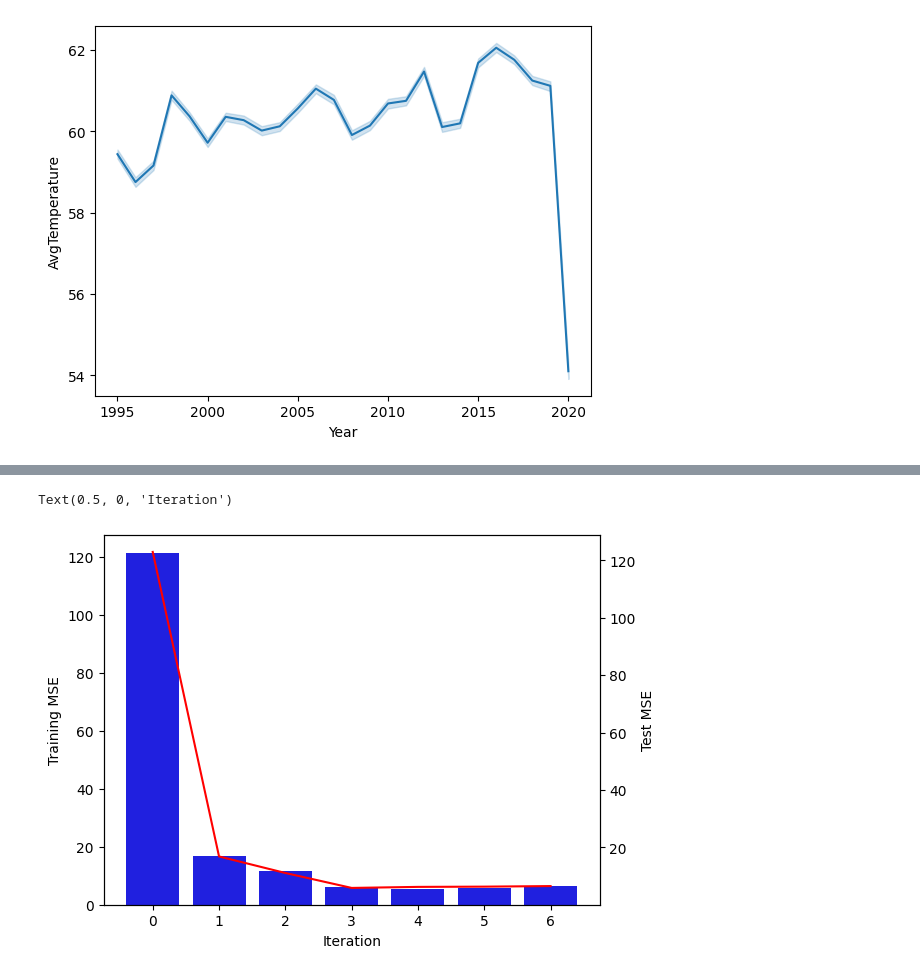
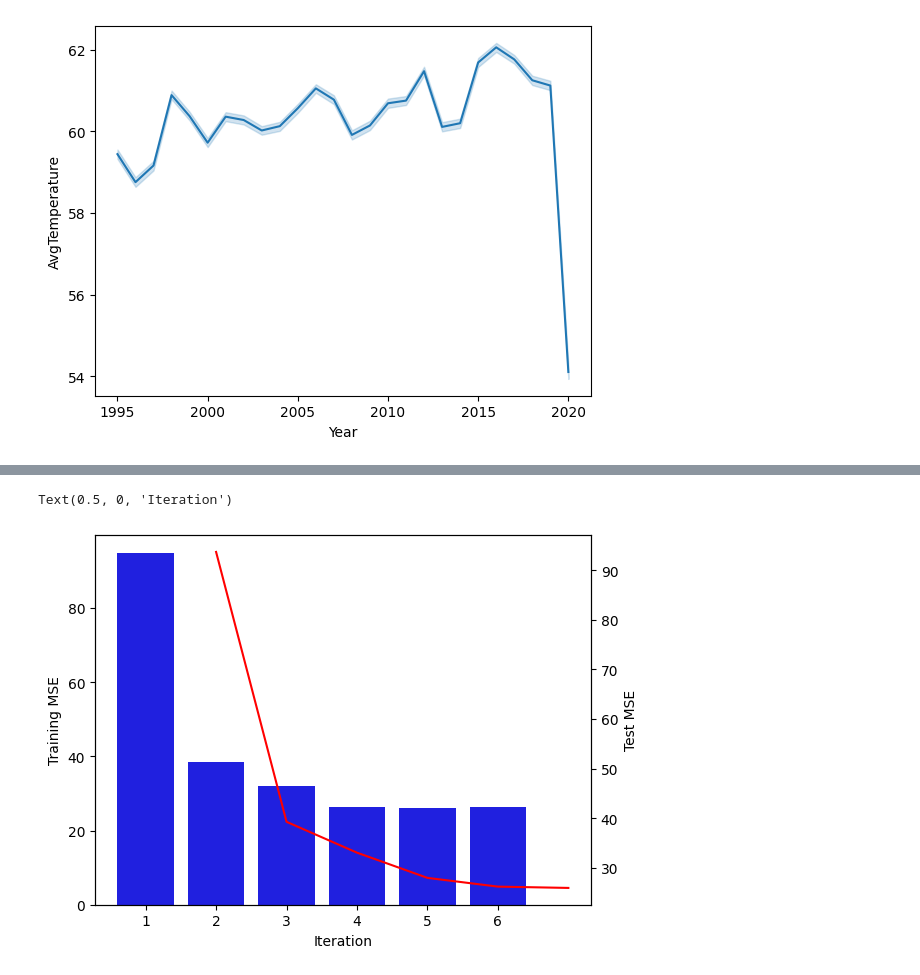
Before and after one commit to CSharpTeoMan911/TemperatureDataAnalysis, a Jupyter notebook: WeatherAnalysys.ipynb, the cells around one changed output, grey strips where cells are left out. Cells and saved outputs as stored; diff of their text form; code cells hidden in the pictures.

```diff
--- a/WeatherAnalysys.ipynb
+++ b/WeatherAnalysys.ipynb
@@ -321,15 +325,15 @@ R2: 0.7411267006537392
 # %%
 ##########################################################################################
 # Comparison of the MSE in predicting training data VS testing data for the Global model #
 ##########################################################################################
-p1 = sb.barplot(data=g_comp, x=g_comp.index, y="Training MSE", color="b")
+p1 = sb.barplot(data=l_comp, x=l_comp.index, y="Training MSE", color="b")
 p1.set_xlabel("Iteration")
 plt.twinx()
-p2 = sb.lineplot(data=g_comp, x=g_comp.index, y="Test MSE",color="r")
+p2 = sb.lineplot(data=l_comp, x=l_comp.index, y="Test MSE",color="r")
 p2.set_xlabel("Iteration")
 # %% [output]
 Text(0.5, 0, 'Iteration')
-[figure, old version]
+[figure, new version]
 # %%
 #########################################################################################################
 # Visualisation of the R2 score progression in relation with the polynomial degree for the Global model #
```
Also changed, not shown: parts of 9 cells of this notebook, 2 other files.
